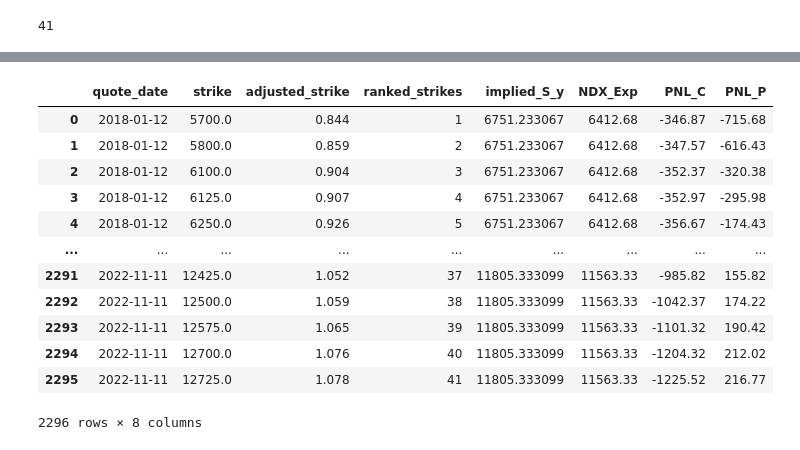
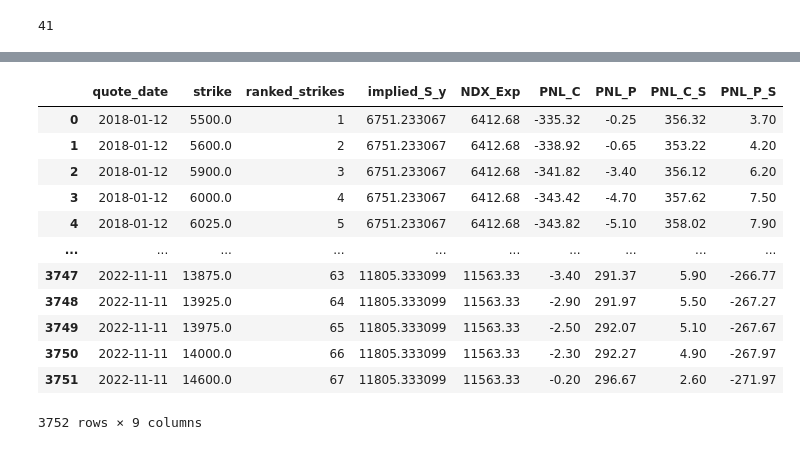
Before and after one commit to pochinhuang/WinterWorkshop2k24, a Jupyter notebook: data/data_cleanup.ipynb, the cells around one changed output, grey strips where cells are left out. Saved outputs shown, nothing was run; the diff lists cells and outputs as text; code cells hidden in the pictures.

```diff
--- a/data/data_cleanup.ipynb
+++ b/data/data_cleanup.ipynb
@@ -287,0 +330,3 @@ sampled_data
+# %%
+n_strikes = merged_data_new.groupby("quote_date").apply(group_length).min()
+n_strikes
@@ -287,0 +335,6 @@ sampled_data
+# %%
+def get_sample(group):
+     return group.sample(n=n_strikes, replace = False)
+
+sampled_data = merged_data_new.groupby("quote_date").apply(get_sample).reset_index(drop = True).sort_values(by = ['quote_date', 'strike']).reset_index(drop = True)
+sampled_data
@@ -305,30 +395,30 @@ sampled_data
 # %%
-NDX_100 = pd.read_csv('NDX100_Data.csv')
-NDX_100.rename(columns = {'Close/Last':'NDX_Exp'}, inplace = True)
-NDX_100['Date'] = pd.to_datetime(NDX_100['Date'])
 sampled_data_new = pd.merge(left = sampled_data, right = NDX_100, left_on = 'expiration_C', right_on = 'Date', how = 'left')
-sampled_data_new['PNL_C'] = sampled_data_new['NDX_Exp'] - sampled_data_new['strike'] - (sampled_data_new['bid_1545_C'] + sampled_data_new['ask_1545_C'])/2
-sampled_data_new['PNL_P'] = sampled_data_new['strike'] - sampled_data_new['NDX_Exp'] - (sampled_data_new['bid_1545_P'] + sampled_data_new['ask_1545_P'])/2
+sampled_data_new['PNL_C'] = np.maximum(sampled_data_new['NDX_Exp'] - sampled_data_new['strike'],0) - (sampled_data_new['bid_1545_C'])
+sampled_data_new['PNL_P'] = np.maximum(sampled_data_new['strike'] - sampled_data_new['NDX_Exp'],0) - (sampled_data_new['bid_1545_P'])
+sampled_data_new['PNL_C_S'] = -np.maximum(sampled_data_new['NDX_Exp'] - sampled_data_new['strike'],0) + (sampled_data_new['ask_1545_C'])
+sampled_data_new['PNL_P_S'] = -np.maximum(sampled_data_new['strike'] - sampled_data_new['NDX_Exp'],0) + (sampled_data_new['ask_1545_P'])
 PNL_data = sampled_data_new[['quote_date',
                              'strike',
-                             'adjusted_strike',
                              'ranked_strikes',
                              'implied_S_y',
                              'NDX_Exp',
                              'PNL_C',
-                             'PNL_P']]
+                             'PNL_P',
+                             'PNL_C_S',
+                             'PNL_P_S']]
 PNL_data
 # %% [output]
-|  | quote_date | strike | adjusted_strike | ranked_strikes | implied_S_y | NDX_Exp | PNL_C | PNL_P |
-| 0 | 2018-01-12 | 5700.0 | 0.844 | 1 | 6751.233067 | 6412.68 | -346.87 | -715.68 |
-| 1 | 2018-01-12 | 5800.0 | 0.859 | 2 | 6751.233067 | 6412.68 | -347.57 | -616.43 |
-| 2 | 2018-01-12 | 6100.0 | 0.904 | 3 | 6751.233067 | 6412.68 | -352.37 | -320.38 |
-| 3 | 2018-01-12 | 6125.0 | 0.907 | 4 | 6751.233067 | 6412.68 | -352.97 | -295.98 |
-| 4 | 2018-01-12 | 6250.0 | 0.926 | 5 | 6751.233067 | 6412.68 | -356.67 | -174.43 |
-| ... | ... | ... | ... | ... | ... | ... | ... | ... |
-| 2291 | 2022-11-11 | 12425.0 | 1.052 | 37 | 11805.333099 | 11563.33 | -985.82 | 155.82 |
-| 2292 | 2022-11-11 | 12500.0 | 1.059 | 38 | 11805.333099 | 11563.33 | -1042.37 | 174.22 |
-| 2293 | 2022-11-11 | 12575.0 | 1.065 | 39 | 11805.333099 | 11563.33 | -1101.32 | 190.42 |
-| 2294 | 2022-11-11 | 12700.0 | 1.076 | 40 | 11805.333099 | 11563.33 | -1204.32 | 212.02 |
-| 2295 | 2022-11-11 | 12725.0 | 1.078 | 41 | 11805.333099 | 11563.33 | -1225.52 | 216.77 |
+|  | quote_date | strike | ranked_strikes | implied_S_y | NDX_Exp | PNL_C | PNL_P | PNL_C_S | PNL_P_S |
+| 0 | 2018-01-12 | 5500.0 | 1 | 6751.233067 | 6412.68 | -335.32 | -0.25 | 356.32 | 3.70 |
+| 1 | 2018-01-12 | 5600.0 | 2 | 6751.233067 | 6412.68 | -338.92 | -0.65 | 353.22 | 4.20 |
+| 2 | 2018-01-12 | 5900.0 | 3 | 6751.233067 | 6412.68 | -341.82 | -3.40 | 356.12 | 6.20 |
+| 3 | 2018-01-12 | 6000.0 | 4 | 6751.233067 | 6412.68 | -343.42 | -4.70 | 357.62 | 7.50 |
+| 4 | 2018-01-12 | 6025.0 | 5 | 6751.233067 | 6412.68 | -343.82 | -5.10 | 358.02 | 7.90 |
+| ... | ... | ... | ... | ... | ... | ... | ... | ... | ... |
+| 3747 | 2022-11-11 | 13875.0 | 63 | 11805.333099 | 11563.33 | -3.40 | 291.37 | 5.90 | -266.77 |
+| 3748 | 2022-11-11 | 13925.0 | 64 | 11805.333099 | 11563.33 | -2.90 | 291.97 | 5.50 | -267.27 |
+| 3749 | 2022-11-11 | 13975.0 | 65 | 11805.333099 | 11563.33 | -2.50 | 292.07 | 5.10 | -267.67 |
+| 3750 | 2022-11-11 | 14000.0 | 66 | 11805.333099 | 11563.33 | -2.30 | 292.27 | 4.90 | -267.97 |
+| 3751 | 2022-11-11 | 14600.0 | 67 | 11805.333099 | 11563.33 | -0.20 | 296.67 | 2.60 | -271.97 |
-2296 rows × 8 columns
+3752 rows × 9 columns
```
Also changed, not shown: parts of 16 cells of this notebook.
